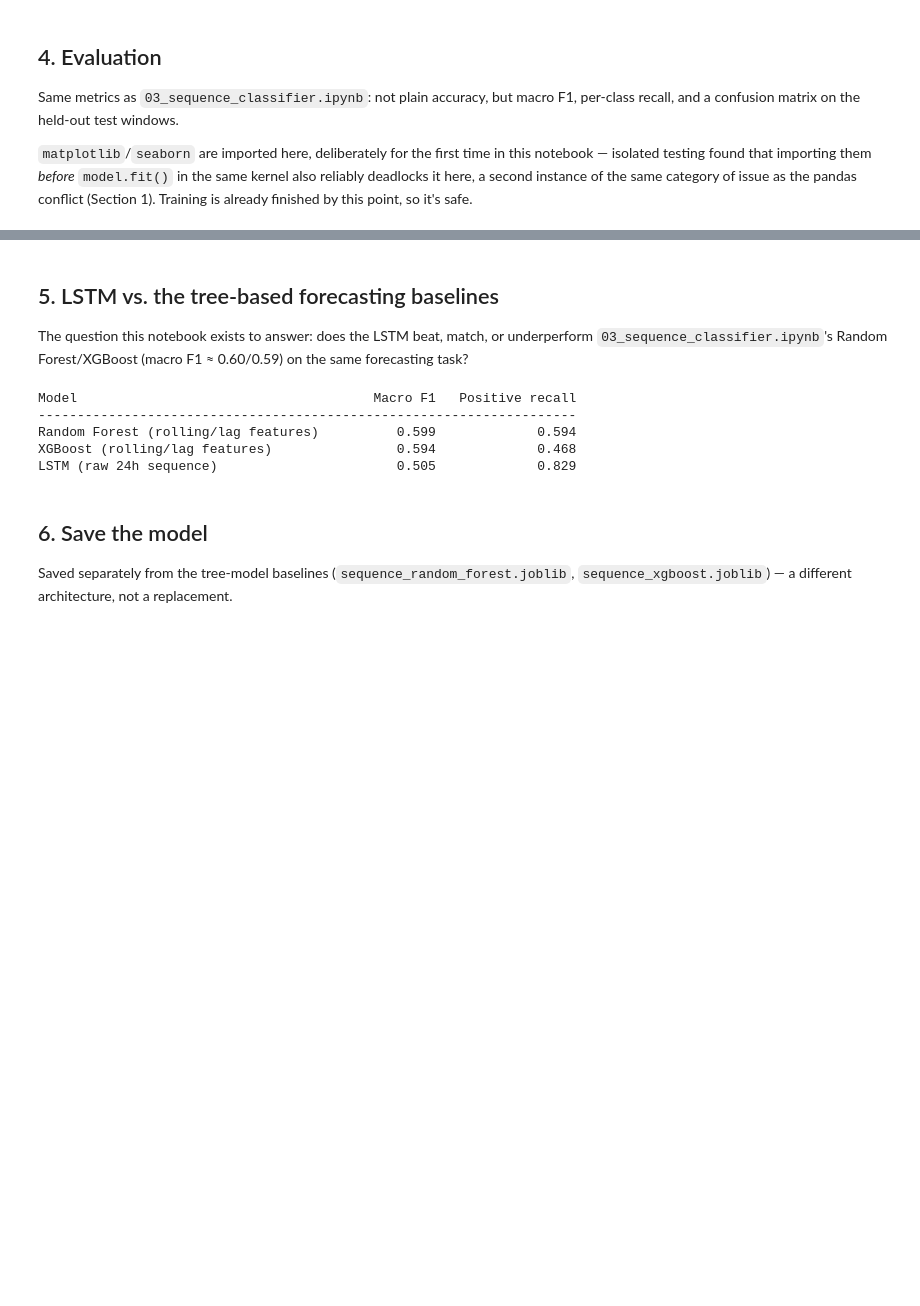
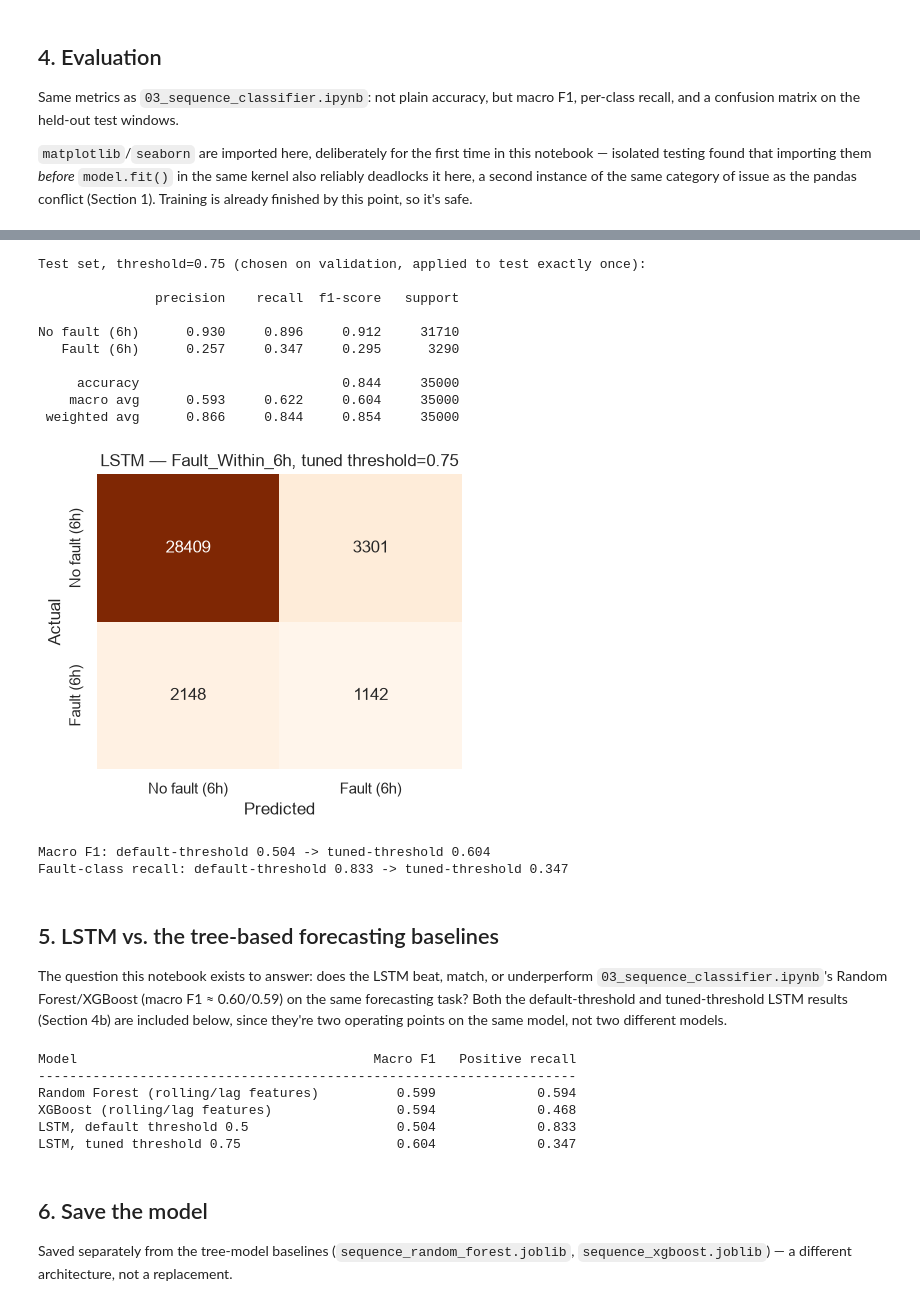
Before and after one commit to harshavardhanratnala-hvr/agentic-ai-vehicle-fault-diagnosis-and-repair-copilot, a Jupyter notebook: notebooks/04_lstm_classifier.ipynb, the cells around one changed output, grey strips where cells are left out. Drawn from its saved outputs; the diff is of its cells as text; code cells hidden in the pictures; blank space fills up the shorter version.

```diff
--- a/notebooks/04_lstm_classifier.ipynb
+++ b/notebooks/04_lstm_classifier.ipynb
@@ -172,7 +202,43 @@ No fault (6h)      0.970     0.582     0.728     31710
+# %%
+y_pred_tuned = y_pred_proba >= best_threshold
+
+print(f"Test set, threshold={best_threshold:.2f} (chosen on validation, applied to test exactly once):")
+print()
+print(classification_report(y_test, y_pred_tuned, labels=[False, True], target_names=["No fault (6h)", "Fault (6h)"], digits=3))
+
+lstm_macro_f1_tuned = f1_score(y_test, y_pred_tuned, average="macro")
+lstm_recall_positive_tuned = recall_score(y_test, y_pred_tuned, pos_label=True)
+
+cm_tuned = confusion_matrix(y_test, y_pred_tuned, labels=[False, True])
+plt.figure(figsize=(4.5, 4))
+sns.heatmap(cm_tuned, annot=True, fmt="d", cmap="Oranges", xticklabels=["No fault (6h)", "Fault (6h)"],
+            yticklabels=["No fault (6h)", "Fault (6h)"], cbar=False)
+plt.title(f"LSTM — Fault_Within_6h, tuned threshold={best_threshold:.2f}")
+plt.xlabel("Predicted")
+plt.ylabel("Actual")
+plt.tight_layout()
+plt.show()
+
+print(f"\nMacro F1: default-threshold {lstm_macro_f1:.3f} -> tuned-threshold {lstm_macro_f1_tuned:.3f}")
+print(f"Fault-class recall: default-threshold {lstm_recall_positive:.3f} -> tuned-threshold {lstm_recall_positive_tuned:.3f}")
+# %% [output]
+Test set, threshold=0.75 (chosen on validation, applied to test exactly once):
+
+               precision    recall  f1-score   support
+
+No fault (6h)      0.930     0.896     0.912     31710
+   Fault (6h)      0.257     0.347     0.295      3290
+
+     accuracy                          0.844     35000
+    macro avg      0.593     0.622     0.604     35000
+ weighted avg      0.866     0.844     0.854     35000
+[figure, added]
+Macro F1: default-threshold 0.504 -> tuned-threshold 0.604
+Fault-class recall: default-threshold 0.833 -> tuned-threshold 0.347
 # %% [markdown]
 ## 5. LSTM vs. the tree-based forecasting baselines
 
-The question this notebook exists to answer: does the LSTM beat, match, or underperform `03_sequence_classifier.ipynb`'s Random Forest/XGBoost (macro F1 ≈ 0.60/0.59) on the same forecasting task?
+The question this notebook exists to answer: does the LSTM beat, match, or underperform `03_sequence_classifier.ipynb`'s Random Forest/XGBoost (macro F1 ≈ 0.60/0.59) on the same forecasting task? Both the default-threshold and tuned-threshold LSTM results (Section 4b) are included below, since they're two operating points on the same model, not two different models.
 # %%
 # No pandas here either, for the same reason stated at the top of this notebook -- this
 # notebook already called model.fit(), and importing pandas afterward was never tested for
@@ -180,7 +246,8 @@ The question this notebook exists to answer: does the LSTM beat, match, or under
 rows = [
     ("Random Forest (rolling/lag features)", 0.599, 0.594),
     ("XGBoost (rolling/lag features)", 0.594, 0.468),
-    ("LSTM (raw 24h sequence)", round(lstm_macro_f1, 3), round(lstm_recall_positive, 3)),
+    ("LSTM, default threshold 0.5", round(lstm_macro_f1, 3), round(lstm_recall_positive, 3)),
+    (f"LSTM, tuned threshold {best_threshold:.2f}", round(lstm_macro_f1_tuned, 3), round(lstm_recall_positive_tuned, 3)),
 ]
 header = f"{'Model':<40} {'Macro F1':>10} {'Positive recall':>17}"
 print(header)
@@ -192,7 +259,8 @@ Model                                      Macro F1   Positive recall
 ---------------------------------------------------------------------
 Random Forest (rolling/lag features)          0.599             0.594
 XGBoost (rolling/lag features)                0.594             0.468
-LSTM (raw 24h sequence)                       0.505             0.829
+LSTM, default threshold 0.5                   0.504             0.833
+LSTM, tuned threshold 0.75                    0.604             0.347
 # %% [markdown]
 ## 6. Save the model
 
```
Also changed, not shown: parts of 5 cells of this notebook.
